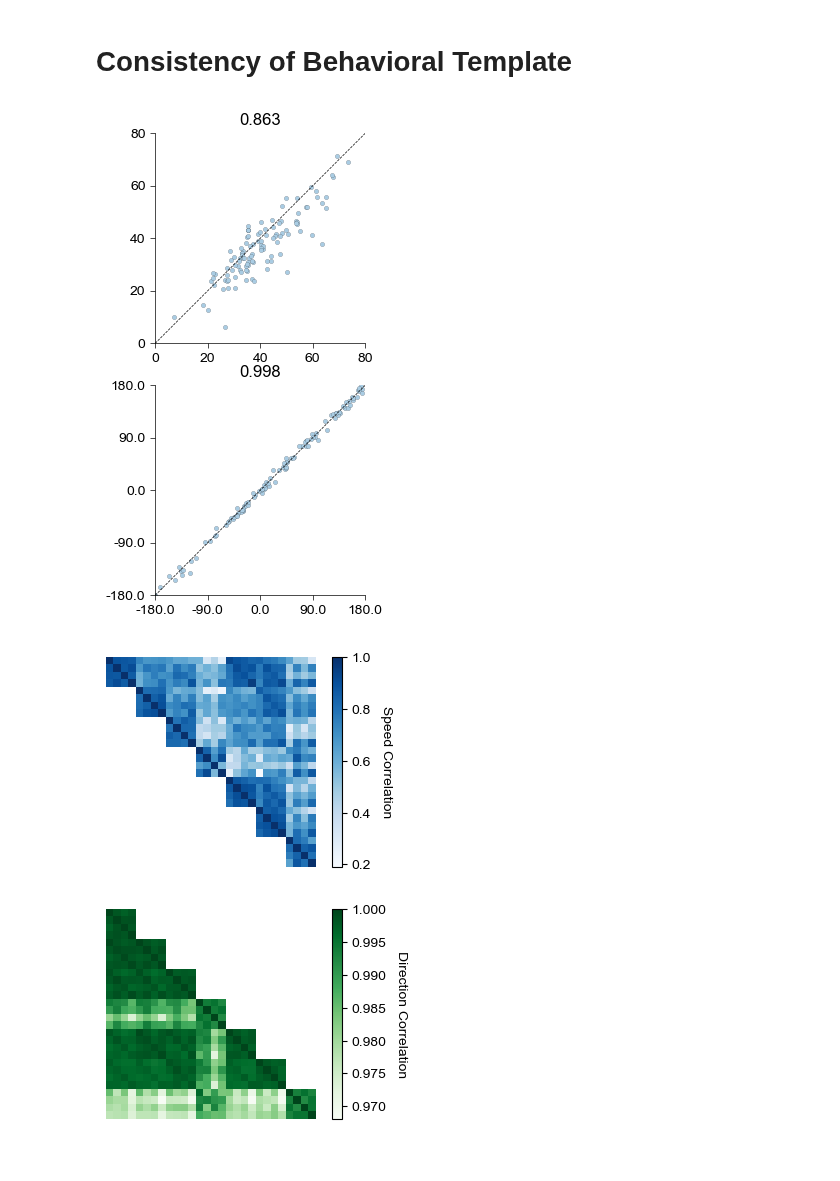
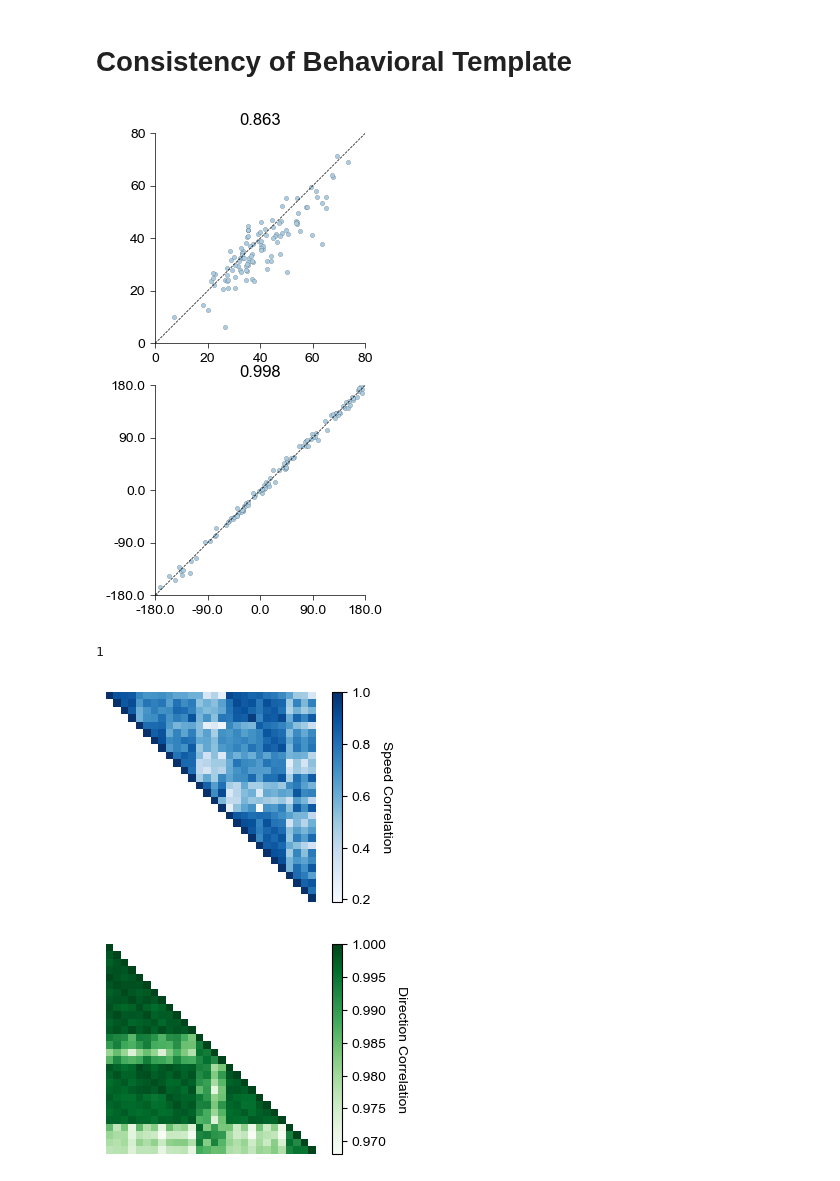
Before and after one commit to YAO-Shuyang/PlotFigures, a Jupyter notebook: NodeFigures/Fig0869 - Detaild Behavioral Analysis.ipynb, the cells around one changed output. Cells and saved outputs as stored; diff of their text form; code cells hidden in the pictures.

```diff
--- a/NodeFigures/Fig0869 - Detaild Behavioral Analysis.ipynb
+++ b/NodeFigures/Fig0869 - Detaild Behavioral Analysis.ipynb
@@ -433,7 +477,7 @@ plt.show()
 if exists(join(figdata, f"{code_id}  [Template Consistency].pkl")) == False:
     SpeedCorrMat = np.zeros((4*7, 4*7), np.float64) * np.nan
     DirCorrMat = np.zeros((4*7, 4*7), np.float64) * np.nan
-
+    print(1)
     template_set = []
     for mouse in [10212, 10224, 10227, 10232]:
         with open(join(dir_template, f"{mouse}.pkl"), 'rb') as f:
@@ -462,37 +506,43 @@ if exists(join(figdata, f"{code_id}  [Template Consistency].pkl")) == False:
                     x[dtheta < - np.pi] += 2*np.pi
 
                     res_angle[i, j] = np.corrcoef(x, y)[0, 1]
-                    SpeedCorrMat[np.ix_(range(ri*4, (ri+1)*4), range(rj*4, (rj+1)*4))] = res_speed
+
+            if ri == rj:
+                res_angle[np.triu_indices(4, 1)] = np.nan
+                res_speed[np.tril_indices(4, -1)] = np.nan
+
+            SpeedCorrMat[np.ix_(range(ri*4, (ri+1)*4), range(rj*4, (rj+1)*4))] = res_speed
             DirCorrMat[np.ix_(range(rj*4, (rj+1)*4), range(ri*4, (ri+1)*4))] = res_angle
 
     with open(join(figdata, f"{code_id} [Template Consistency].pkl"), 'wb') as f:
         pickle.dump({
             'Speed': SpeedCorrMat,
             'Angle': DirCorrMat
         }, f)
 else:
     with open(join(figdata, f"{code_id} [Template Consistency].pkl"), 'rb') as f:
         TemplateConsistency = pickle.load(f)
         SpeedCorrMat = TemplateConsistency['Speed']
         DirCorrMat = TemplateConsistency['Angle']
 
 fig, axes = plt.subplots(nrows=2, ncols=1, figsize=(4, 6))
 ax0 = Clear_Axes(axes[0])
 im = ax0.imshow(SpeedCorrMat, cmap='Blues', vmax=1)
 ax0.set_aspect('equal')
 # Add colorbar
 cbar = plt.colorbar(im, ax=ax0)
 cbar.set_label('Speed Correlation', rotation=270, labelpad=15)
 
 ax1 = Clear_Axes(axes[1])
 im = ax1.imshow(DirCorrMat, cmap='Greens', vmax=1)
 ax1.set_aspect('equal')
 # Add colorbar
 cbar = plt.colorbar(im, ax=ax1)
 cbar.set_label('Direction Correlation', rotation=270, labelpad=15)
 plt.savefig(join(loc, f"Template Consistency.png"), dpi=600)
 plt.savefig(join(loc, f"Template Consistency.svg"), dpi=600)
 plt.show()
 # %% [output]
 [figure]
+1
-[figure, old version]
+[figure, new version]
```
Also changed, not shown: parts of 10 cells of this notebook, 7 other files.
